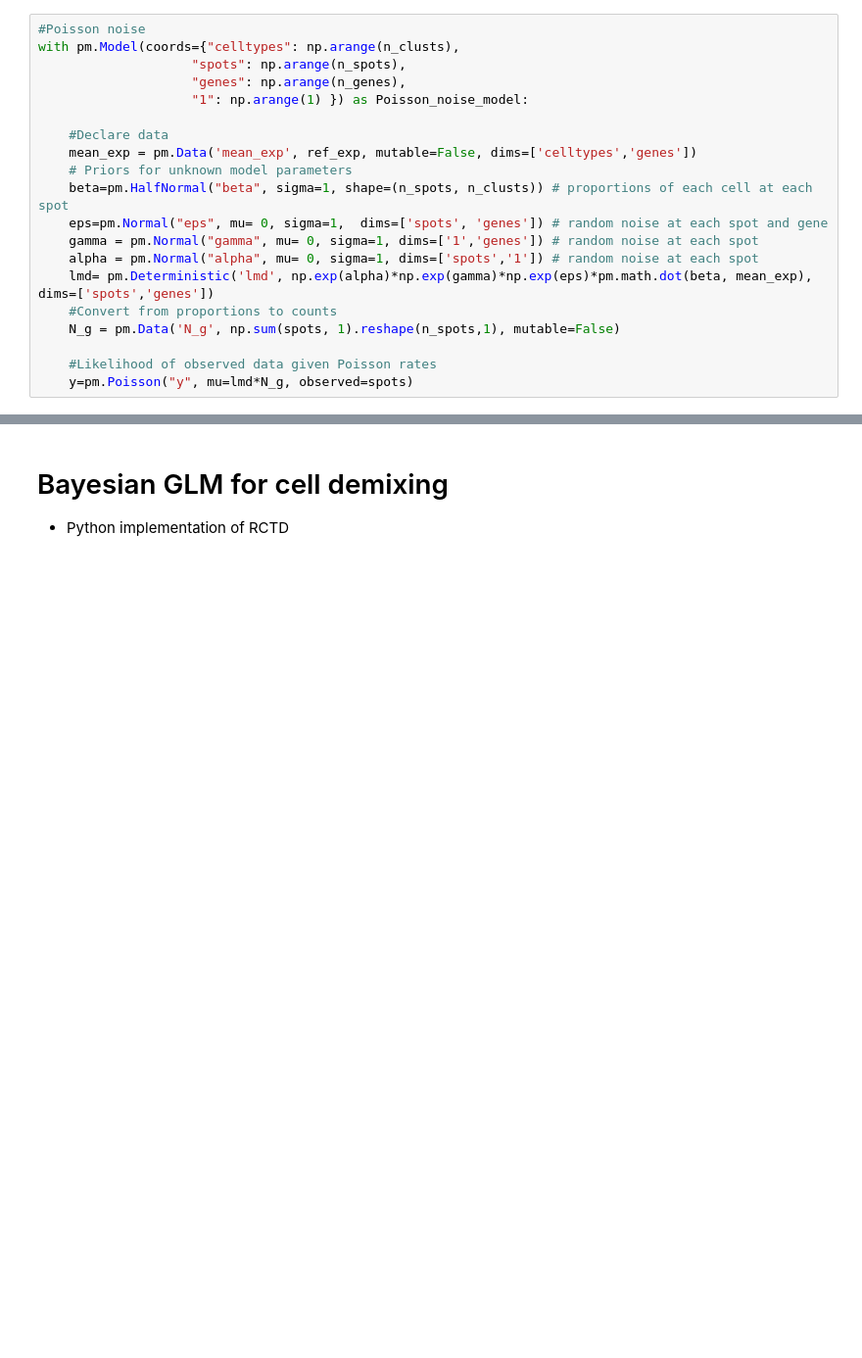
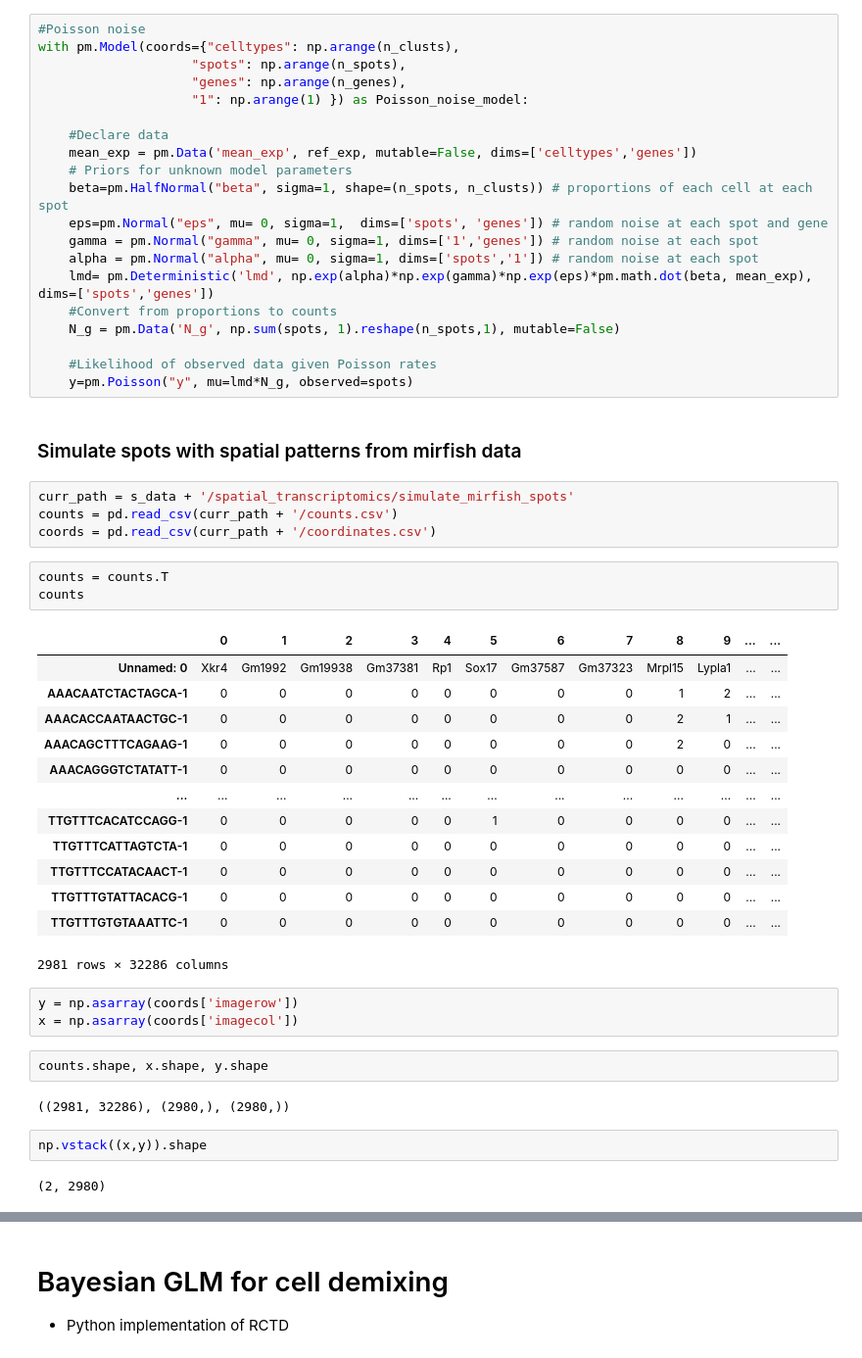
Before and after one commit to dmnburrows/spatial_transcriptomics, a Jupyter notebook: cell_decomp.ipynb, the cells around one changed output, grey strips where cells are left out. Shown at 98% size. Saved outputs shown, nothing was run; the diff lists cells and outputs as text; blank space fills up the shorter version.

```diff
--- a/cell_decomp.ipynb
+++ b/cell_decomp.ipynb
@@ -327,3 +326,37 @@ with pm.Model(coords={"celltypes": np.arange(n_clusts),
 
     #Likelihood of observed data given Poisson rates
     y=pm.Poisson("y", mu=lmd*N_g, observed=spots)
+# %% [markdown]
+### Simulate spots with spatial patterns from mirfish data
+# %%
+curr_path = s_data + '/spatial_transcriptomics/simulate_mirfish_spots'
+counts = pd.read_csv(curr_path + '/counts.csv')
+coords = pd.read_csv(curr_path + '/coordinates.csv')
+# %%
+counts = counts.T
+counts
+# %% [output]
+|  | 0 | 1 | 2 | 3 | 4 | 5 | 6 | 7 | 8 | 9 | ... | ... |
+| Unnamed: 0 | Xkr4 | Gm1992 | Gm19938 | Gm37381 | Rp1 | Sox17 | Gm37587 | Gm37323 | Mrpl15 | Lypla1 | ... | ... |
+| AAACAATCTACTAGCA-1 | 0 | 0 | 0 | 0 | 0 | 0 | 0 | 0 | 1 | 2 | ... | ... |
+| AAACACCAATAACTGC-1 | 0 | 0 | 0 | 0 | 0 | 0 | 0 | 0 | 2 | 1 | ... | ... |
+| AAACAGCTTTCAGAAG-1 | 0 | 0 | 0 | 0 | 0 | 0 | 0 | 0 | 2 | 0 | ... | ... |
+| AAACAGGGTCTATATT-1 | 0 | 0 | 0 | 0 | 0 | 0 | 0 | 0 | 0 | 0 | ... | ... |
+| ... | ... | ... | ... | ... | ... | ... | ... | ... | ... | ... | ... | ... |
+| TTGTTTCACATCCAGG-1 | 0 | 0 | 0 | 0 | 0 | 1 | 0 | 0 | 0 | 0 | ... | ... |
+| TTGTTTCATTAGTCTA-1 | 0 | 0 | 0 | 0 | 0 | 0 | 0 | 0 | 0 | 0 | ... | ... |
+| TTGTTTCCATACAACT-1 | 0 | 0 | 0 | 0 | 0 | 0 | 0 | 0 | 0 | 0 | ... | ... |
+| TTGTTTGTATTACACG-1 | 0 | 0 | 0 | 0 | 0 | 0 | 0 | 0 | 0 | 0 | ... | ... |
+| TTGTTTGTGTAAATTC-1 | 0 | 0 | 0 | 0 | 0 | 0 | 0 | 0 | 0 | 0 | ... | ... |
+2981 rows × 32286 columns
+# %%
+y = np.asarray(coords['imagerow'])
+x = np.asarray(coords['imagecol'])
+# %%
+counts.shape, x.shape, y.shape
+# %% [output]
+((2981, 32286), (2980,), (2980,))
+# %%
+np.vstack((x,y)).shape
+# %% [output]
+(2, 2980)
```
Also changed, not shown: parts of 17 cells of this notebook, 1 other file.
